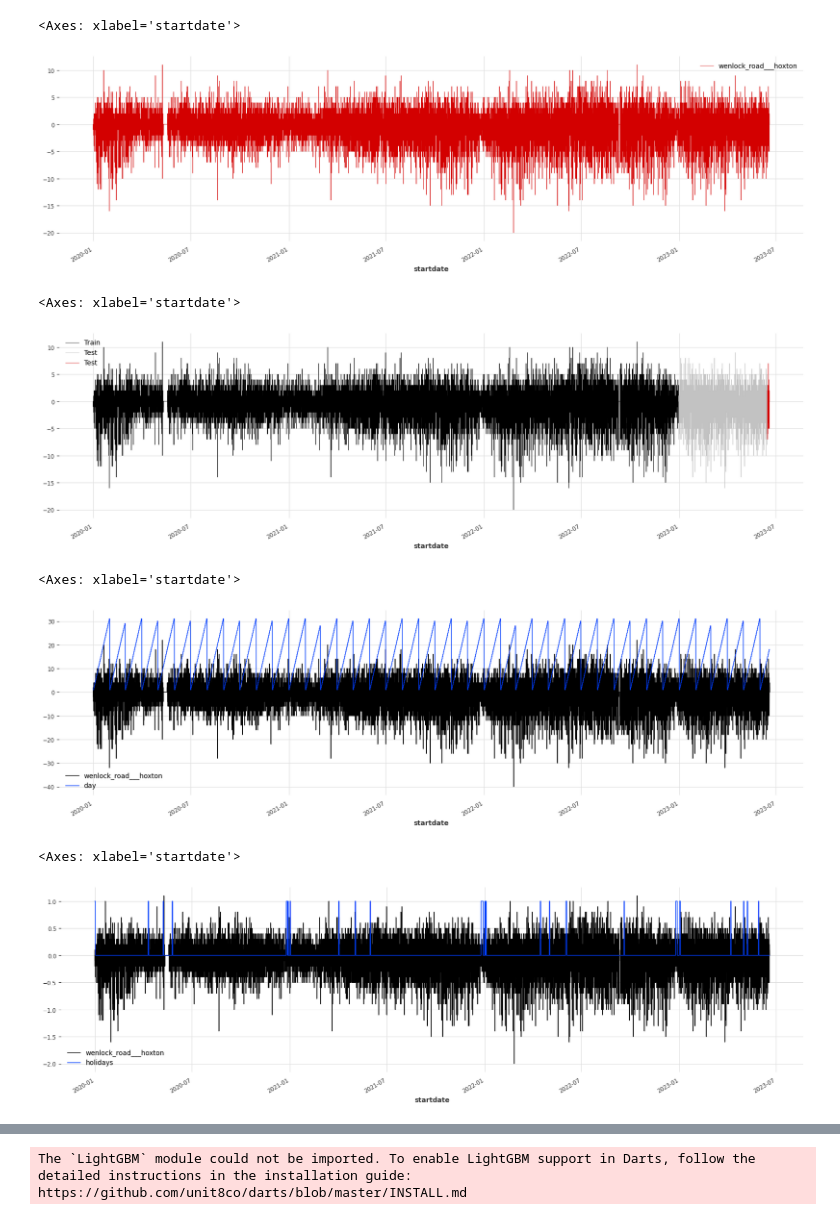
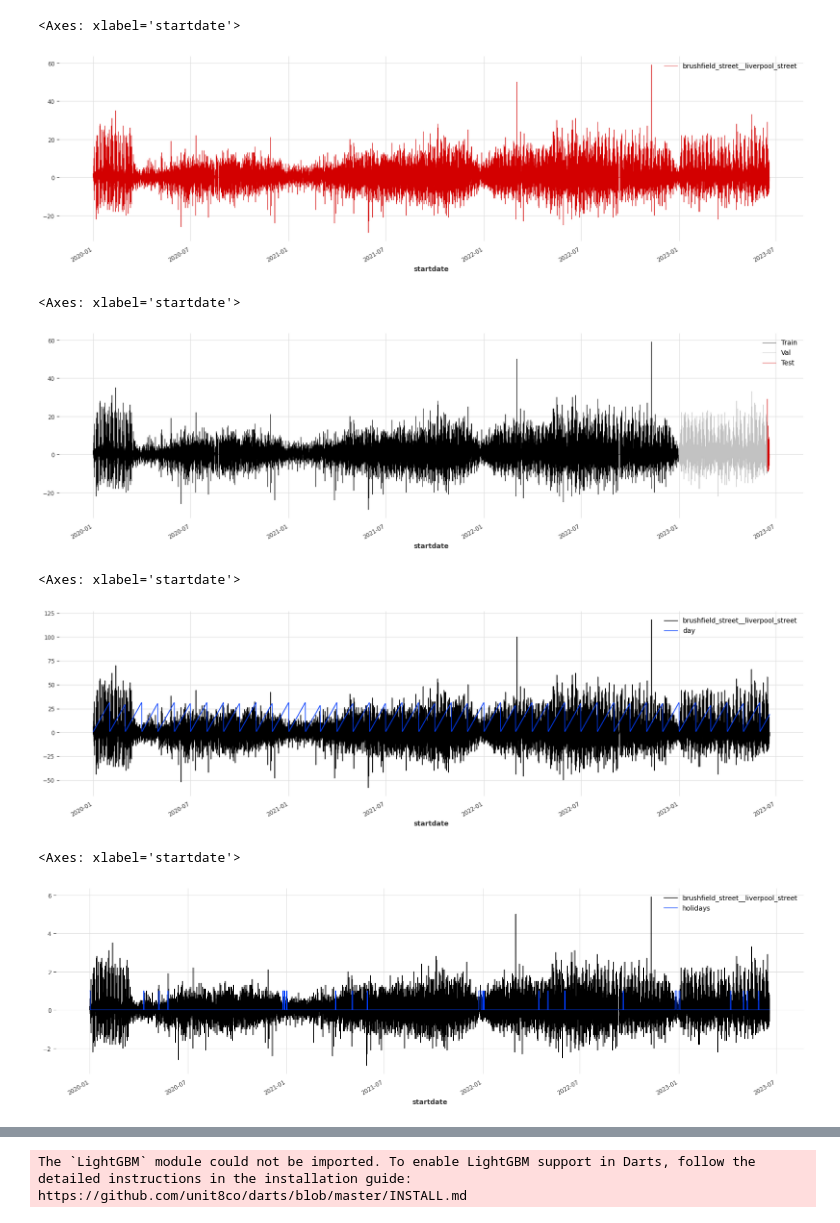
Before and after one commit to elsebasmar/london-bss, a Jupyter notebook: londonbss/notebooks/timeseries/Final_model.ipynb, the cells around one changed output, grey strips where cells are left out. Cells and saved outputs as stored; diff of their text form; code cells hidden in the pictures.

```diff
--- a/londonbss/notebooks/timeseries/Final_model.ipynb
+++ b/londonbss/notebooks/timeseries/Final_model.ipynb
@@ -9,6 +15,6 @@ from darts import TimeSeries
 %matplotlib inline
 # %%
 file_path = '../../../raw_data/processed/'
-station_name = 'wenlock_road___hoxton'
+station_name = 'brushfield_street__liverpool_street'
 # %%
 df= pd.read_csv(file_path+f'processed_all_{station_name}_2020-01-01_2023-06-19_full_data_4.csv')
@@ -15,3 +45,5 @@ df= pd.read_csv(file_path+f'processed_all_{station_name}_2020-01-01_2023-06-19_f
+# %%
+df['startdate'] = pd.to_datetime(df['startdate']).dt.tz_localize(None)
 # %%
 series = TimeSeries.from_dataframe(df, time_col='startdate', value_cols=station_name,
                                    fill_missing_dates=True, freq='H', fillna_value=0)
@@ -20,28 +52,28 @@ plt.figure(figsize=(20, 5))
 series.plot(c='#D30000',linewidth=0.5)
 # %% [output]
 <Axes: xlabel='startdate'>
-[figure, old version]
+[figure, new version]
 # %%
 train, valt = series.split_before(pd.Timestamp('20221231'))
 val, test = valt.split_before(pd.Timestamp('20230615'))
 plt.figure(figsize=(20, 5))
 train.plot(linewidth=0.5, label='Train')
-val.plot(linewidth=0.5, label='Test', c='#C2C2C2')
+val.plot(linewidth=0.5, label='Val', c='#C2C2C2')
 test.plot(linewidth=0.5, label='Test', c='#D30000')
 # %% [output]
 <Axes: xlabel='startdate'>
-[figure, old version]
+[figure, new version]
 # %%
 plt.figure(figsize=(20, 5))
 (series / 0.5).add_datetime_attribute("day").plot(linewidth=1)
 # %% [output]
 <Axes: xlabel='startdate'>
-[figure, old version]
+[figure, new version]
 # %%
 plt.figure(figsize=(20, 5))
 (series / 10).add_holidays("UK").plot(linewidth=1)
 # %% [output]
 <Axes: xlabel='startdate'>
-[figure, old version]
+[figure, new version]
 # %%
 from darts.models import NaiveSeasonal
```
Also changed, not shown: parts of 48 cells of this notebook, 54 other files.
